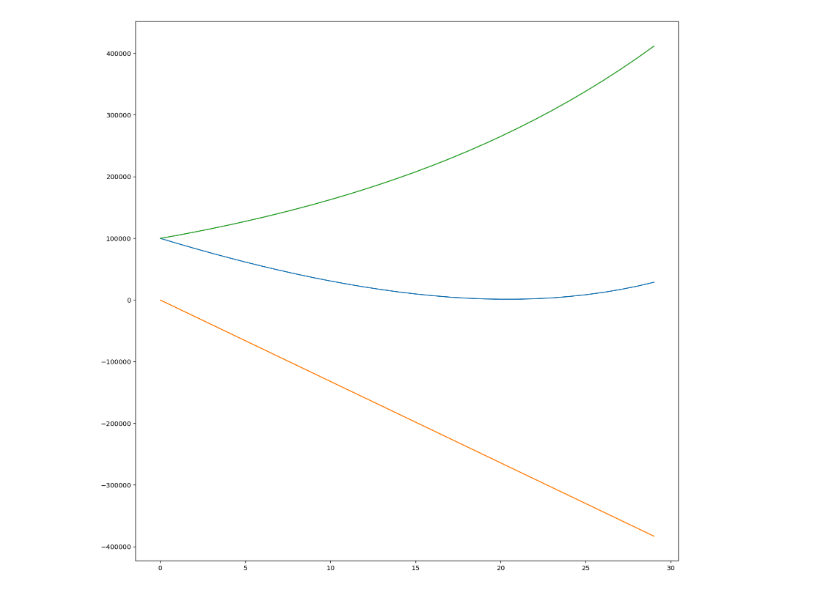
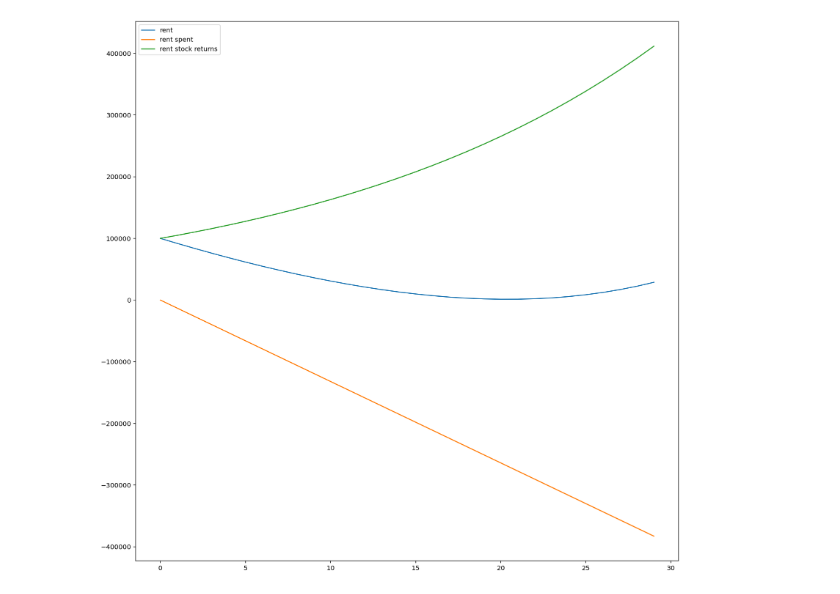
Before and after one commit to AlmostFamiliar/rent-or-buy-calculator, a Jupyter notebook: rent-or-buy.ipynb, the cells around one changed output. Cells and saved outputs as stored; diff of their text form; code cells hidden in the pictures.

```diff
--- a/rent-or-buy.ipynb
+++ b/rent-or-buy.ipynb
@@ -24,19 +24,17 @@ def calc_rent_stock_returns(year, captial, exp_stock_returns, expendable_income,
 def calc_rent_spent(year, rent):
     return rent*12*year*-1
 
-def calc_table(max_year):
+def calc_table(max_year, rent, expendable_income, taxes, interest_rate, reserves_per_year, property_value, capital, avg_stock_market_returns, avg_housing_market_returns):
     rentAmounts = []
     rentSpentAmounts = []
     rentStockReturnsAmounts = []
     buyAmounts = []
     for year in range(0,max_year): #this is probaby slow. Can probably be faster directly in pandas
-        rent_stock_return = calc_rent_stock_returns(year, CAPTIAL, EXPECTED_STOCK_MARKET_RETURNS, EXPENDABLE_INCOME, RENT)
-        rent_spent = calc_rent_spent(year, RENT)
+        rent_stock_return = calc_rent_stock_returns(year, capital, avg_stock_market_returns, expendable_income, rent)
+        rent_spent = calc_rent_spent(year, rent)
         rentSpentAmounts.append(rent_spent)
         rentStockReturnsAmounts.append(rent_stock_return)
         rentAmounts.append(rent_stock_return + rent_spent)
         buyAmounts.append(buy_by_year(year))
 
     return pd.DataFrame({'buy': buyAmounts,'rent': rentAmounts, 'rent_spent': rentSpentAmounts, 'rent_stock_returns': rentStockReturnsAmounts})
-
-calc_table(30)
@@ -63,27 +43,29 @@ import matplotlib.pyplot as plt
 
 from matplotlib.figure import Figure
 
-def plot(max_year):
-    df = calc_table(max_year)
+def plot(max_year, rent, expendable_income, taxes, interest_rate, reserves_per_year, property_value, capital, avg_stock_market_returns, avg_housing_market_returns):
+    df = calc_table(max_year, rent, expendable_income, taxes, interest_rate, reserves_per_year, property_value, capital, avg_stock_market_returns, avg_housing_market_returns)
     fig = plt.figure(figsize=(15, 15))
     ax = fig.add_subplot()
     plt.plot(df["rent"], label = "rent")
-    plt.plot(df["rent_spent"],label = "rent_spent")
-    plt.plot(df["rent_stock_returns"], label = "rent_stock_returns")
+    plt.plot(df["rent_spent"],label = "rent spent")
+    plt.plot(df["rent_stock_returns"], label = "rent stock returns")
     plt.ticklabel_format(style='plain')
+    plt.legend()
     return fig
 # %%
 import panel as pn
 
 from panel.interact import interact, interactive, fixed, interact_manual
 from panel import widgets
 
 pn.extension()
 
+layout = interact(plot, max_year=(0, 60, 1, 30), rent=(800,3000,50,1100), expendable_income=(1500,3000,100,2000), taxes=0.1, interest_rate=0.3, reserves_per_year=0.1, property_value=(250000,1500000,10000,500000), capital=(50000,500000,10000,100000), avg_stock_market_returns=0.5, avg_housing_market_returns=0.3)
 
-interact(plot, max_year=(0, 60, 1, 30))
+pn.Column('Buy vs rent over time', pn.Row(layout[0], layout[1]))
 # %% [output]
 [interactive output not drawn]
 [interactive output not drawn]
 [interactive output not drawn]
-[figure, old version]
+[figure, new version]
```
Also changed, not shown: parts of 1 cell of this notebook, 1 other file.
